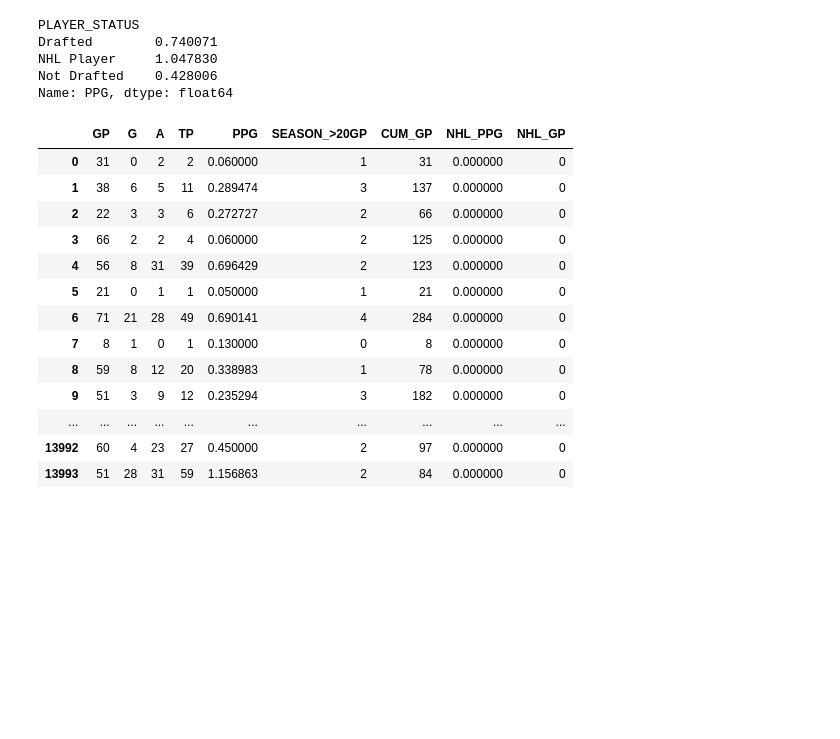
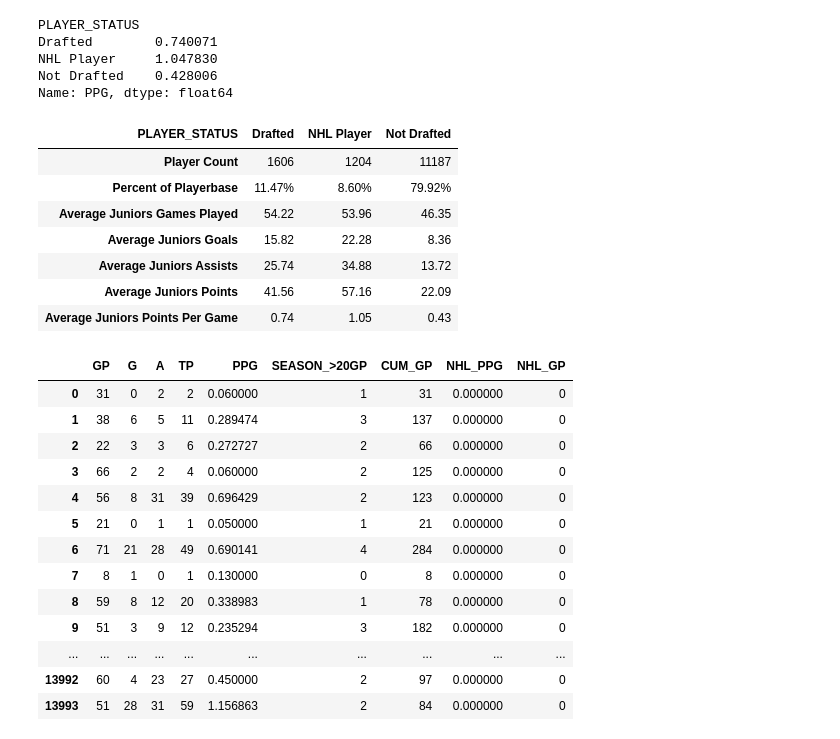
Before and after one commit to kstradinger/Junior-Hockey-Analysis, a Jupyter notebook: Juniors_analysis.ipynb, the cells around one changed output. Saved outputs shown, nothing was run; the diff lists cells and outputs as text; code cells hidden in the pictures; blank space fills up the shorter version.

Commit message:
reformatted the New DF

```diff
--- a/Juniors_analysis.ipynb
+++ b/Juniors_analysis.ipynb
@@ -129,3 +127,28 @@ Name: PPG, dtype: float64
+# %%
+# DF comparing mean stats for each group
+
+compared_stats_df = pd.DataFrame({'Player Count': player_status_ct,
+                         'Percent of Playerbase': player_pct_whole,
+                            'Average Juniors Games Played': gp_avg,
+                            'Average Juniors Goals': g_avg,
+                            'Average Juniors Assists': a_avg,
+                            'Average Juniors Points': pt_avg,
+                            'Average Juniors Points Per Game': ppg_avg})
+
+# Reformat values
+compared_stats_df['Percent of Playerbase'] = compared_stats_df['Percent of Playerbase'].astype(float).map("{:.2%}".format)
+pd.options.display.float_format = '{:,.2f}'.format
+
+compared_stats_df.transpose()
+# %% [output]
+| PLAYER_STATUS | Drafted | NHL Player | Not Drafted |
+| Player Count | 1606 | 1204 | 11187 |
+| Percent of Playerbase | 11.47% | 8.60% | 79.92% |
+| Average Juniors Games Played | 54.22 | 53.96 | 46.35 |
+| Average Juniors Goals | 15.82 | 22.28 | 8.36 |
+| Average Juniors Assists | 25.74 | 34.88 | 13.72 |
+| Average Juniors Points | 41.56 | 57.16 | 22.09 |
+| Average Juniors Points Per Game | 0.74 | 1.05 | 0.43 |
 # %%
 # create a df with only player stats for cleaner analysis
 stats_df = df.drop(['LEAGUE','PLAYER_ID','POSITION','SEASON','AGE_SEPT_15','SEASON_NO','ONLY_1_SEASON','MIN_3_SEASONS','DY_STATUS','SHOOTS','DRAFTED','NHL_DV'], axis=1)
```
Also changed, not shown: parts of 1 cell of this notebook.
